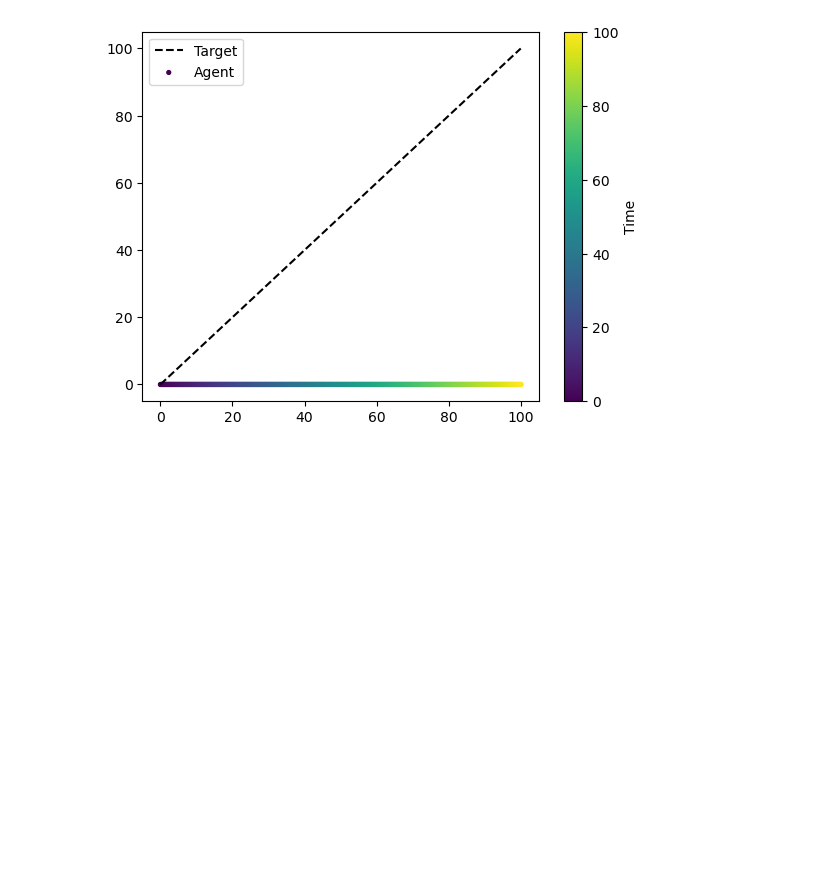
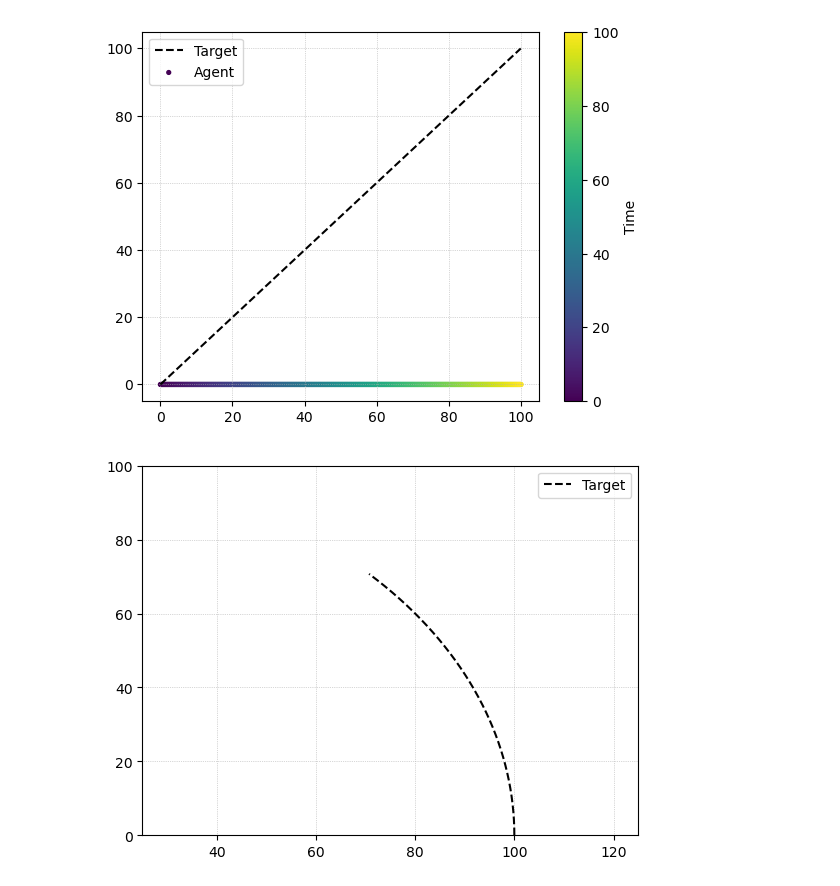
Before and after one commit to Adam-Boesky/RL_CMAES, a Jupyter notebook: Analysis/analysis.ipynb, the cells around one changed output. Cells and saved outputs as stored; diff of their text form; code cells hidden in the pictures; blank space fills up the shorter version.

Commit message:
Add an arced trajectory

```diff
--- a/Analysis/analysis.ipynb
+++ b/Analysis/analysis.ipynb
@@ -7,3 +8,12 @@ plot_agent_results('/Users/adamboesky/Research/RL_CMAES/trajectories/straight.cs
 plt.show()
 # %% [output]
 [figure]
+# %%
+plot_trajectory('/Users/adamboesky/Research/RL_CMAES/trajectories/arc.csv')
+
+plt.xlim((25, 125))
+plt.ylim((0, 100))
+plt.grid(ls=':', lw=0.5)
+plt.show()
+# %% [output]
+[figure, added]
```
Also changed, not shown: parts of 1 cell of this notebook, 3 other files.
